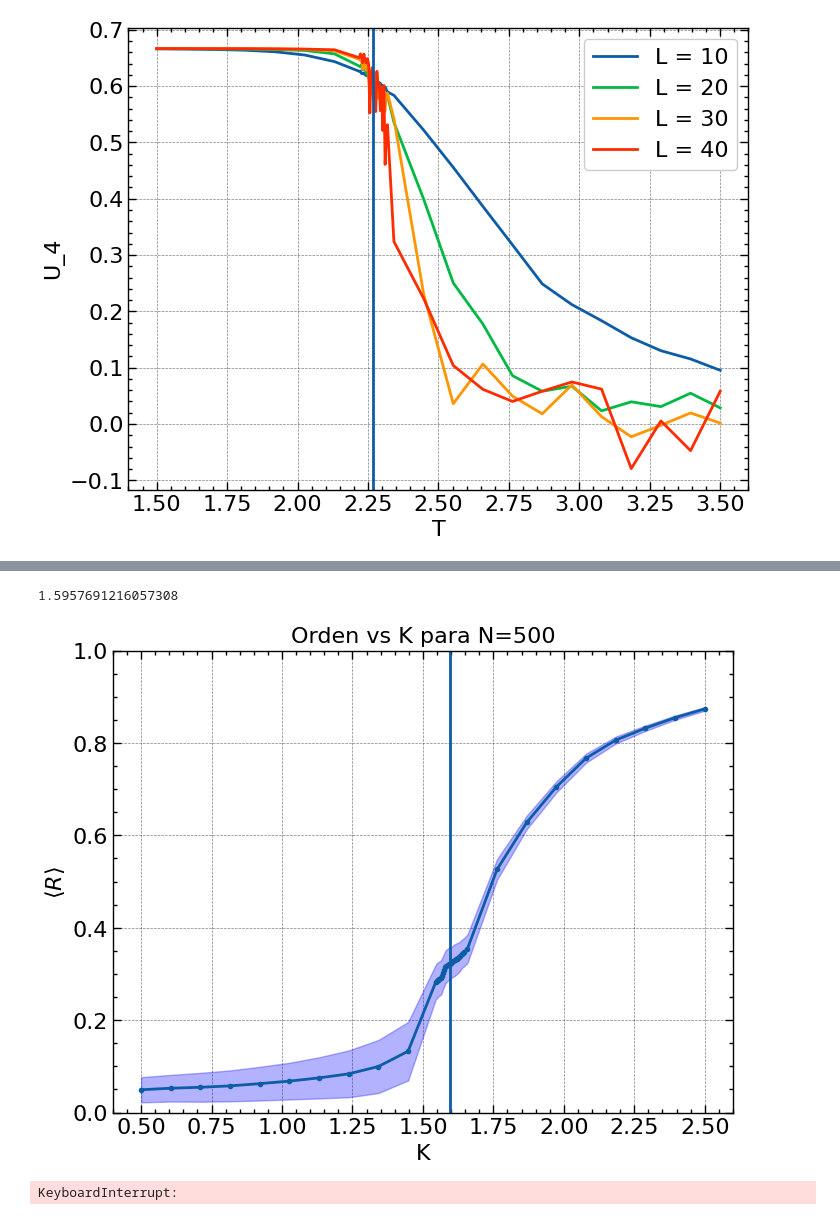
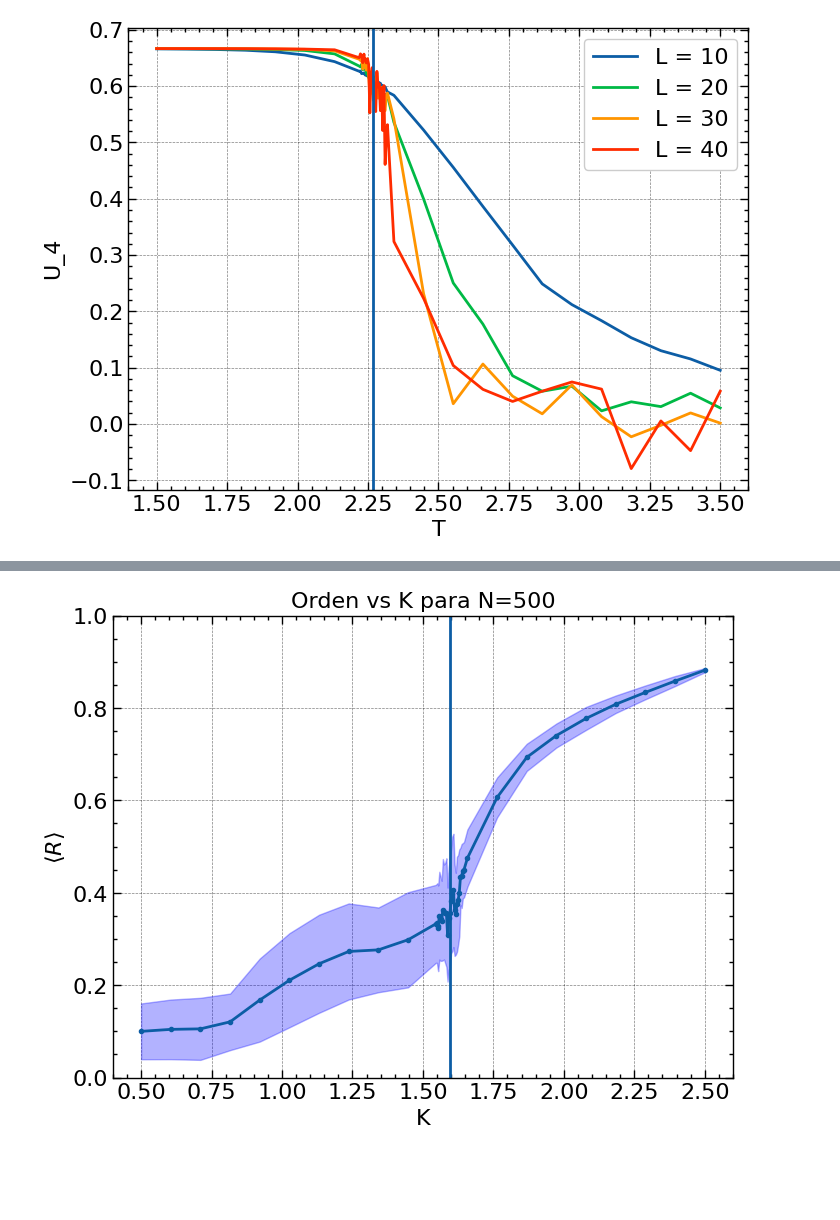
Before and after one commit to EduardoGarcia528/Tesis, a Jupyter notebook: FEC/Ising_model.ipynb, the cells around one changed output, grey strips where cells are left out. Cells and saved outputs as stored; diff of their text form; code cells hidden in the pictures; blank space fills up the shorter version.

Commit message:
kuramoto2

```diff
--- a/FEC/Ising_model.ipynb
+++ b/FEC/Ising_model.ipynb
@@ -179,44 +177,17 @@ NameError: name 'np' is not defined
 # %%
 Kc = 2 * 1 * np.sqrt(2/np.pi)  # umbral teórico para g(ω) ~ N(0, σ^2)
 T_coarse = np.linspace(0.5, 2.5, 20)
 T_fine = np.linspace(Kc - 0.05, Kc + 0.05, 25)
 T_list = np.unique(np.concatenate([T_coarse, T_fine]))
-y = np.load('kuramoto/R_means_N500.npy')
-std = np.load('kuramoto/R_std_N500.npy')
+y = np.load('kuramoto/R_mean_N100.npy')
+std = np.load('kuramoto/R_std_N100.npy')
 plt.plot(T_list, y, marker='.')
 plt.fill_between(T_list, y - std, y + std, color='blue', alpha=0.3, label='±1σ')
 plt.xlabel('K')
 plt.ylim(0,1)
 plt.ylabel(r'$\langle R \rangle$')
 plt.axvline(x = Kc)
 plt.title('Orden vs K para N=500')
 plt.show()
 # %% [output]
-1.5957691216057308
-[figure, old version]
+[figure, new version]
-# %%
-import networkx as nx
-import seaborn as sns
-
-import kuramoto
-from kuramoto import Kuramoto, plot_activity
-print(kuramoto.__version__)
-
-# sns.set_style("whitegrid")
-# sns.set_context("notebook", font_scale=1.6)
-
-# # Interactions are represented as an adjacency matrix _A_, a 2D numpy ndarray.
-# # Instantiate a random graph and transform into an adjacency matrix
-# graph_nx = nx.erdos_renyi_graph(n=100, p=1)  # p=1 -> all-to-all connectivity
-# adj_mat = nx.to_numpy_array(graph_nx)
-
-# # Instantiate model with parameters
-# model = Kuramoto(coupling=3, dt=0.01, T=10, n_nodes=len(adj_mat))
-
-# # Run simulation - output is time series for all nodes (node vs time)
-# activity = model.run(adj_mat=adj_mat)
-
-# # Plot all the time series
-# plot_activity(activity)
-# %% [output]
-KeyboardInterrupt:
```
Also changed, not shown: parts of 2 cells of this notebook, 10 other files.
